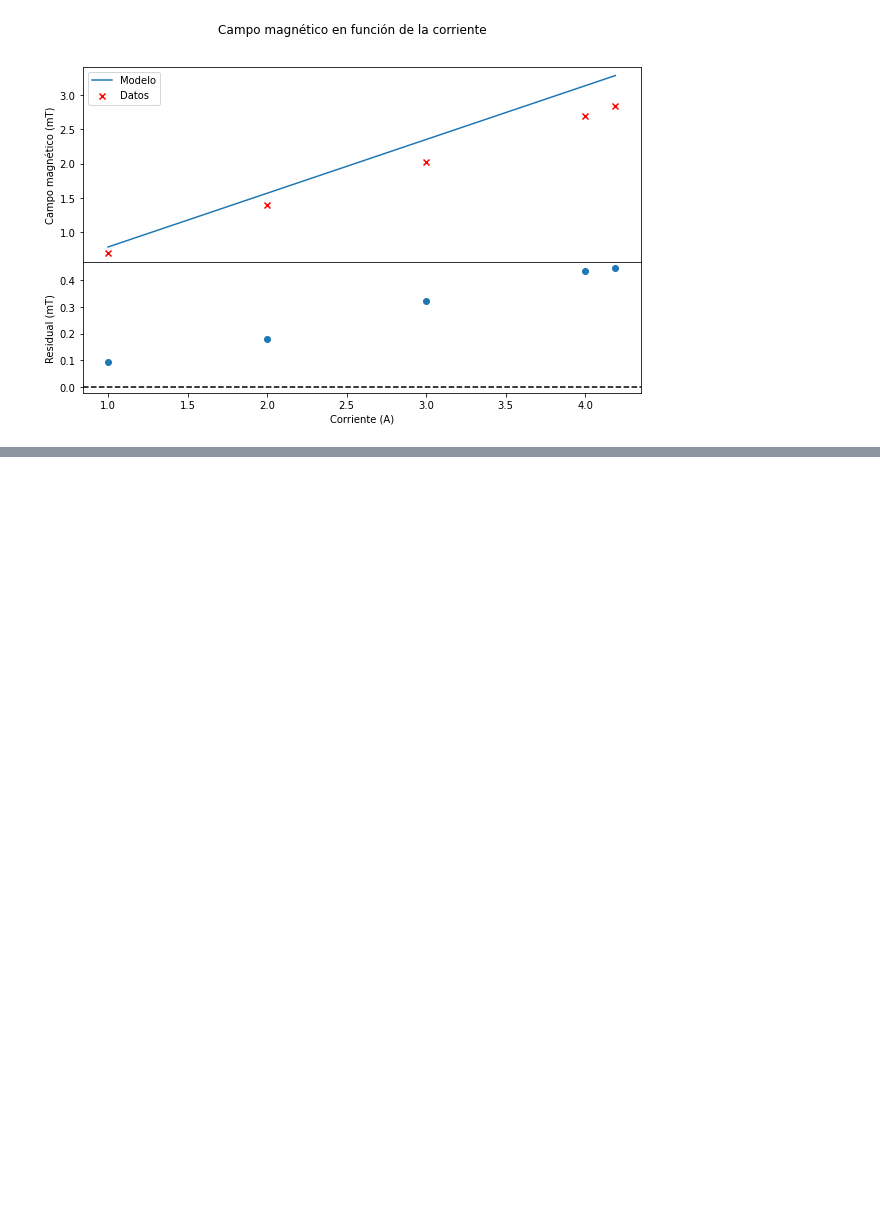
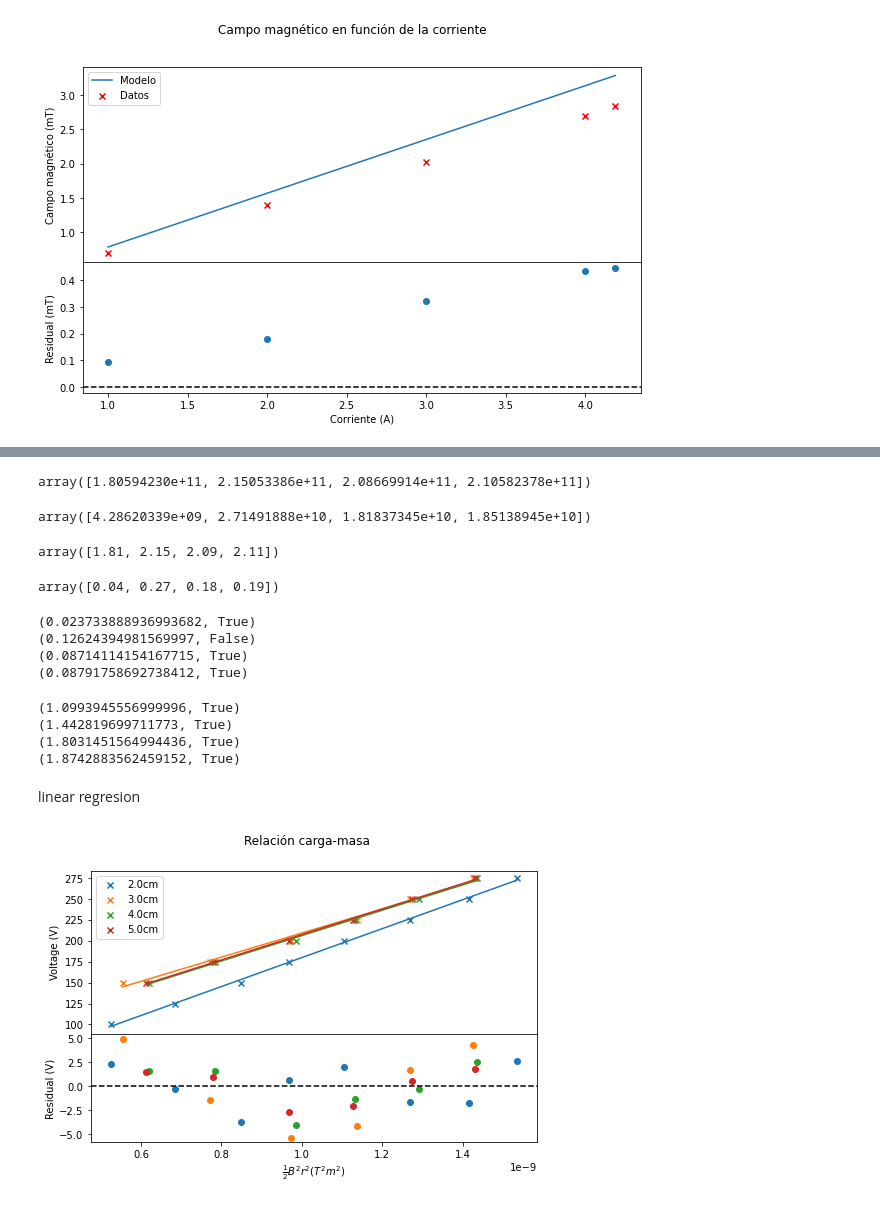
Before and after one commit to slaverdeg/Laboratorio-Moderna-GitHub, a Jupyter notebook: Carga-masa nuevo/codigo CMN.ipynb, the cells around one changed output, grey strips where cells are left out. Drawn from its saved outputs; the diff is of its cells as text; code cells hidden in the pictures; blank space fills up the shorter version.

Commit message:
carga masa

```diff
--- a/Carga-masa nuevo/codigo CMN.ipynb
+++ b/Carga-masa nuevo/codigo CMN.ipynb
@@ -162,0 +187,80 @@ array([0, 2, 0])
+# %%
+rcm = lambda r,v,b : (2*v)/((b**2)*(r**2))
+
+RCM2 = rcm(r[0],V2,B2)
+RCM3 = rcm(r[1],V3,B3)
+RCM4 = rcm(r[2],V4,B4)
+RCM5 = rcm(r[3],V5,B5)
+RCM = np.array([RCM2,RCM3,RCM4,RCM5])
+P = np.array(promedios(RCM))
+P
+# %% [output]
+array([1.80594230e+11, 2.15053386e+11, 2.08669914e+11, 2.10582378e+11])
+# %%
+sd = np.array(SDs(RCM))
+sd
+# %% [output]
+array([4.28620339e+09, 2.71491888e+10, 1.81837345e+10, 1.85138945e+10])
+# %%
+np.round(P*(1e-11),2)
+# %% [output]
+array([1.81, 2.15, 2.09, 2.11])
+# %%
+np.round(sd*(1e-11),2)
+# %% [output]
+array([0.04, 0.27, 0.18, 0.19])
+# %%
+for i in range(4):
+    print(presicion(sd[i],P[i]))
+# %% [output]
+(0.023733888936993682, True)
+(0.12624394981569997, False)
+(0.08714114154167715, True)
+(0.08791758692738412, True)
+# %%
+for i in range(4):
+    print(exactitud(real,P[i],sd[i]))
+# %% [output]
+(1.0993945556999996, True)
+(1.442819699711773, True)
+(1.8031451564994436, True)
+(1.8742883562459152, True)
+# %% [markdown]
+linear regresion
+# %%
+V = np.array([V2,V3,V4,V5])
+REG = np.array([Reg2,Reg3,Reg4,Reg5])
+m = []
+dm = []
+R2 = []
+Models = []
+Residuals = []
+X = []
+for i in range(4):
+    param = Minimos_cuadrados(REG[i],V[i])
+    Cov,r2,res = GetError(REG[i],V[i],param)
+    deltas = Get_sigma(Cov)
+    m.append(param[-1])
+    dm.append(deltas[0])
+    _x = np.linspace(np.min(REG[i]),np.max(REG[i]))
+    X.append(_x)
+    Models.append(GetModel(_x,param))
+    Residuals.append(res)
+    R2.append(r2)
+
+fig, axs = plt.subplots(2, 1, figsize=(8, 5), gridspec_kw={'height_ratios': [1.5, 1]},sharex=True)
+fig.subplots_adjust(hspace=0)
+fig.suptitle('Relación carga-masa')
+
+for i in range(4):
+    axs[0].scatter(REG[i],V[i],marker='x',label=str(r[i]*100)+'cm')
+    axs[0].plot(X[i],Models[i])
+    axs[1].scatter(REG[i],Residuals[i])
+axs[0].set_ylabel('Voltage (V)')
+axs[0].legend()
+axs[1].axhline(y=0, color='black', linestyle='--')
+axs[1].set_xlabel(r'$\frac{1}{2} B^{2}r^{2}$'+ r'$(T^{2}m^{2})$')
+axs[1].set_ylabel('Residual (V)')
+plt.show()
+# %% [output]
+[figure, added]
```
Also changed, not shown: parts of 10 cells of this notebook, 1 other file.
